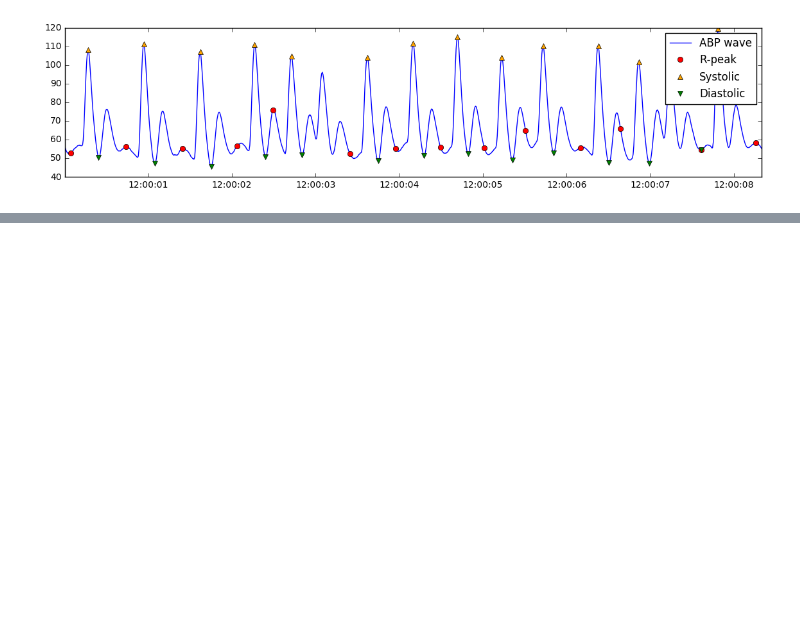
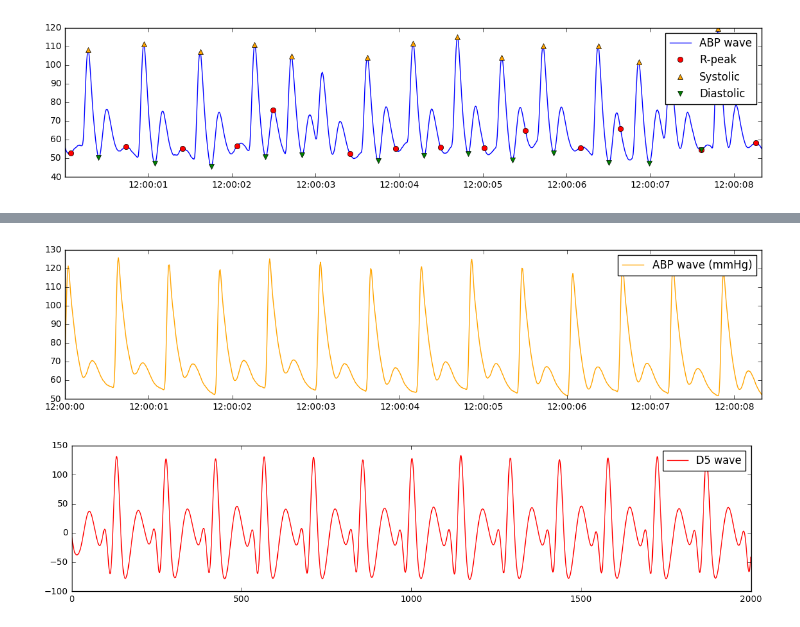
Before and after one commit to CONDUITlab/abp, a Jupyter notebook: ABP_Irregular_Waves.ipynb, the cells around one changed output, grey strips where cells are left out. Drawn from its saved outputs; the diff is of its cells as text; code cells hidden in the pictures; blank space fills up the shorter version.

```diff
--- a/ABP_Irregular_Waves.ipynb
+++ b/ABP_Irregular_Waves.ipynb
@@ -162,0 +156,13 @@ plt.show()
+# %%
+plt.figure(num=9, figsize=(14, 3))
+plt.plot(abp_a_signal_swt.head(2000), color='orange', label='ABP wave (mmHg)')
+plt.legend(numpoints=1)
+
+plt.figure(num=10, figsize=(14, 3))
+plt.plot(cD5a[:2000], color='red', label='D5 wave')
+plt.legend(numpoints=1)
+
+plt.show()
+# %% [output]
+[figure, added]
+[figure, added]
```
Also changed, not shown: parts of 6 cells of this notebook.
